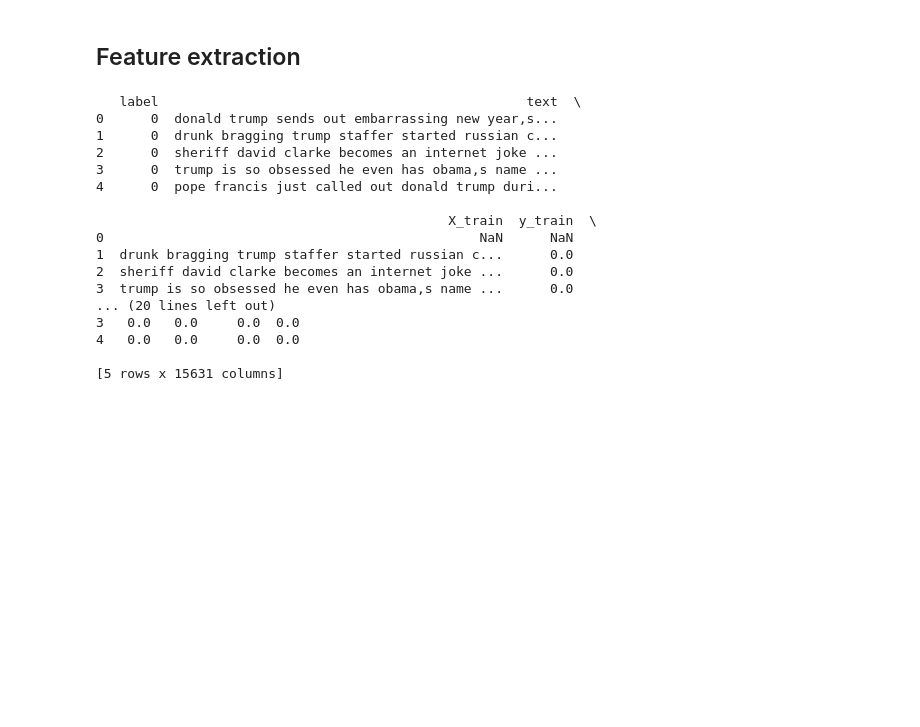
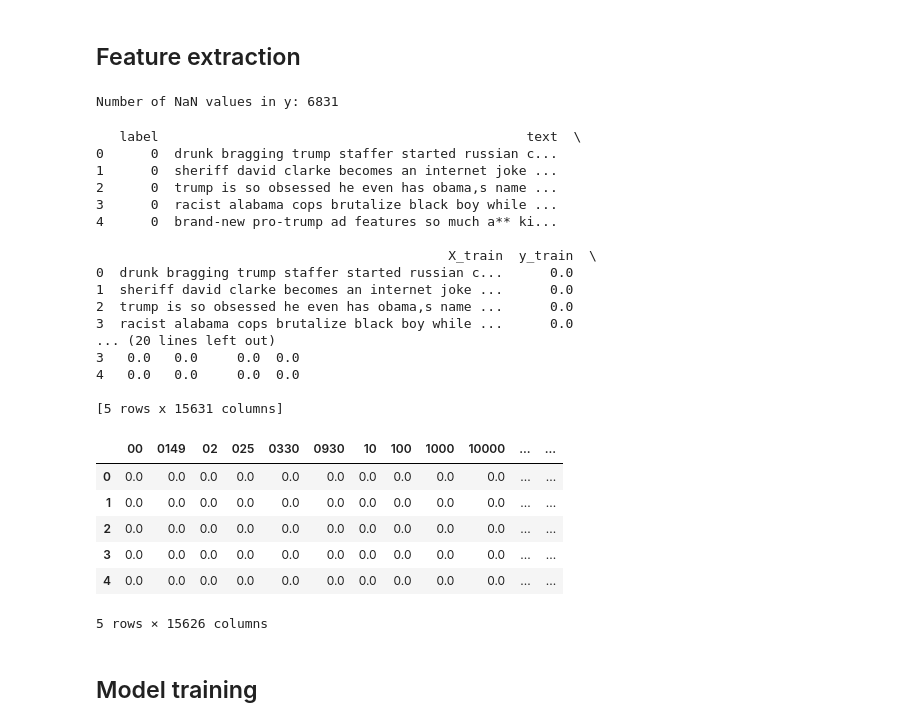
Before and after one commit to AnkitaSK/Proj2_Text_Classification, a Jupyter notebook: main.ipynb, the cells around one changed output. Saved outputs shown, nothing was run; the diff lists cells and outputs as text; code cells hidden in the pictures; blank space fills up the shorter version.

```diff
--- a/main.ipynb
+++ b/main.ipynb
@@ -154,6 +154,12 @@ df.head()
 | 4 | 0 | pope francis just called out dona... | NaN | NaN |  |
 # %% [markdown]
 ## Feature extraction
+# %%
+print("Number of NaN values in y:", df['y_train'].isna().sum())
+# %% [output]
+Number of NaN values in y: 6831
+# %%
+df = df.dropna(subset=['y_train'])
 # %%
 # using TF-IDF
 from sklearn.feature_extraction.text import TfidfVectorizer
@@ -176,19 +182,31 @@ print(df_combined.head())
 #     print()
 # %% [output]
    label                                               text  \
-0      0  donald trump sends out embarrassing new year‚s...
-1      0  drunk bragging trump staffer started russian c...
-2      0  sheriff david clarke becomes an internet joke ...
-3      0  trump is so obsessed he even has obama‚s name ...
-4      0  pope francis just called out donald trump duri...
+0      0  drunk bragging trump staffer started russian c...
+1      0  sheriff david clarke becomes an internet joke ...
+2      0  trump is so obsessed he even has obama‚s name ...
+3      0  racist alabama cops brutalize black boy while ...
+4      0  brand-new pro-trump ad features so much a** ki...
 
                                              X_train  y_train  \
-0                                                NaN      NaN
-1  drunk bragging trump staffer started russian c...      0.0
-2  sheriff david clarke becomes an internet joke ...      0.0
-3  trump is so obsessed he even has obama‚s name ...      0.0
+0  drunk bragging trump staffer started russian c...      0.0
+1  sheriff david clarke becomes an internet joke ...      0.0
+2  trump is so obsessed he even has obama‚s name ...      0.0
+3  racist alabama cops brutalize black boy while ...      0.0
 ... (20 lines left out)
 3   0.0   0.0     0.0  0.0
 4   0.0   0.0     0.0  0.0
 
 [5 rows x 15631 columns]
+# %%
+tfidf_df.head()
+# %% [output]
+|  | 00 | 0149 | 02 | 025 | 0330 | 0930 | 10 | 100 | 1000 | 10000 | ... | ... |
+| 0 | 0.0 | 0.0 | 0.0 | 0.0 | 0.0 | 0.0 | 0.0 | 0.0 | 0.0 | 0.0 | ... | ... |
+| 1 | 0.0 | 0.0 | 0.0 | 0.0 | 0.0 | 0.0 | 0.0 | 0.0 | 0.0 | 0.0 | ... | ... |
+| 2 | 0.0 | 0.0 | 0.0 | 0.0 | 0.0 | 0.0 | 0.0 | 0.0 | 0.0 | 0.0 | ... | ... |
+| 3 | 0.0 | 0.0 | 0.0 | 0.0 | 0.0 | 0.0 | 0.0 | 0.0 | 0.0 | 0.0 | ... | ... |
+| 4 | 0.0 | 0.0 | 0.0 | 0.0 | 0.0 | 0.0 | 0.0 | 0.0 | 0.0 | 0.0 | ... | ... |
+5 rows × 15626 columns
+# %% [markdown]
+## Model training
```
Also changed, not shown: parts of 7 cells of this notebook.
